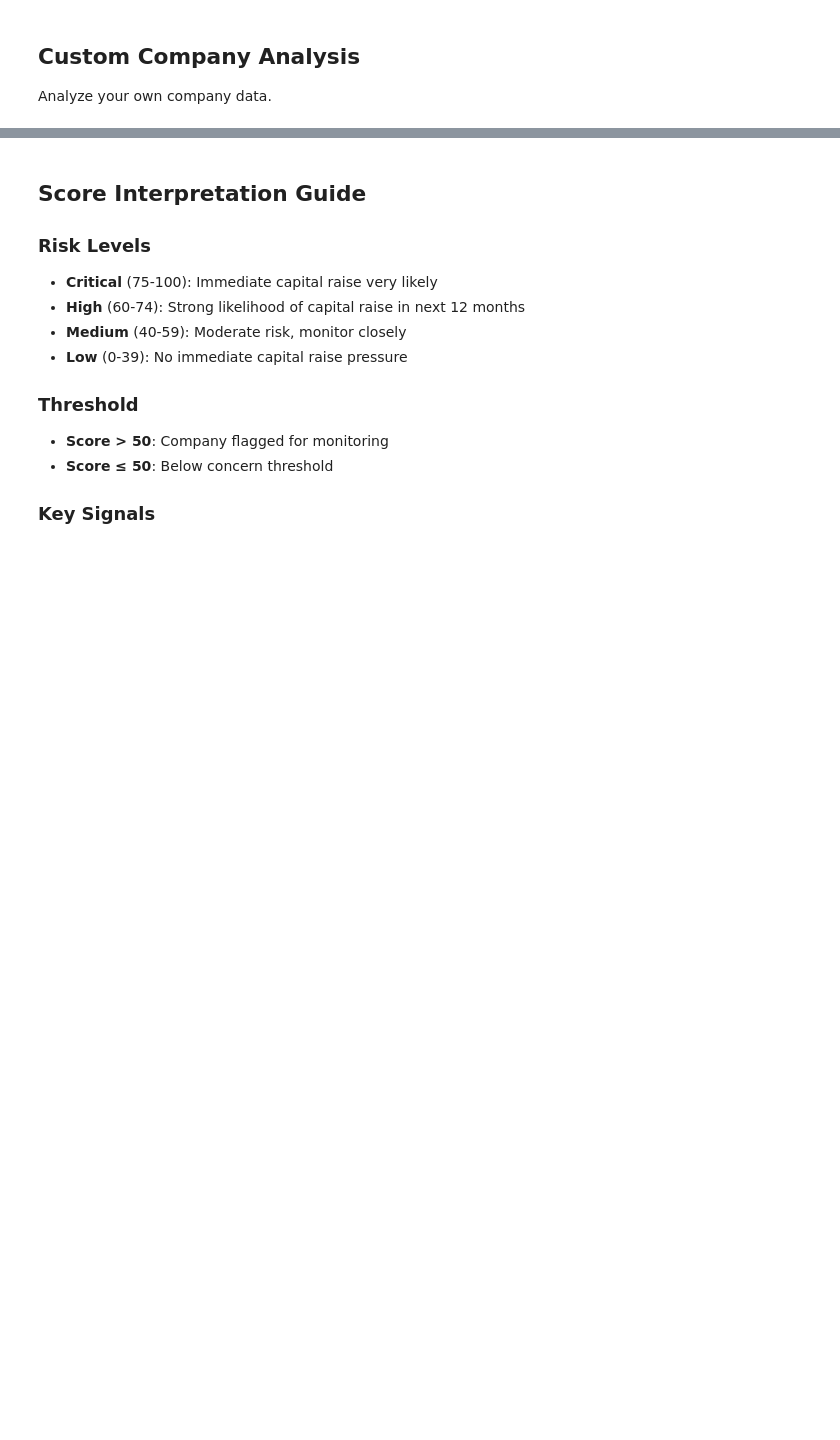
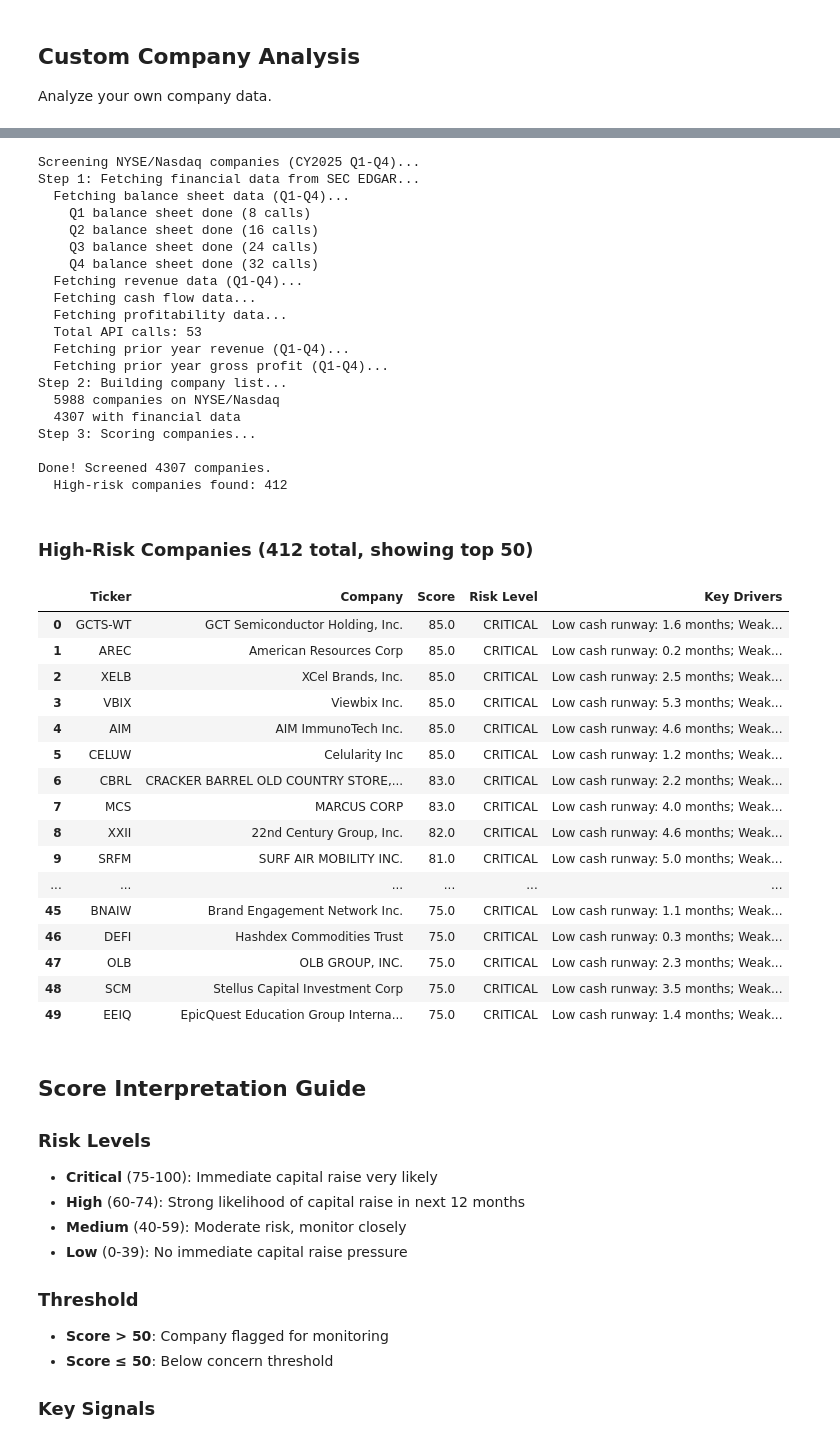
Before and after one commit to thorntonj407-gif/ai-class-project, a Jupyter notebook: capital_raise_detector.ipynb, the cells around one changed output, grey strips where cells are left out. Saved outputs shown, nothing was run; the diff lists cells and outputs as text; code cells hidden in the pictures; blank space fills up the shorter version.

```diff
--- a/capital_raise_detector.ipynb
+++ b/capital_raise_detector.ipynb
@@ -158,3 +288,67 @@ print(custom_result)
+# %%
+from screener import screen_all_companies
+
+# Screen all US public companies
+# Uses SEC EDGAR Frames API (bulk data, ~13 API calls total)
+high_risk = screen_all_companies()
+
+# Display results as a table
+if high_risk:
+    screen_data = [
+        {
+            "Ticker": ticker,
+            "Company": name,
+            "Score": f"{pred.likelihood_score:.1f}",
+            "Risk Level": pred.risk_level.upper(),
+            "Key Drivers": "; ".join(pred.key_drivers[:3]),
+        }
+        for ticker, name, pred in high_risk[:50]  # Show top 50
+    ]
+
+    screen_df = pd.DataFrame(screen_data)
+    display(Markdown(f"### High-Risk Companies ({len(high_risk)} total, showing top 50)"))
+    display(screen_df)
+else:
+    print("No high-risk companies found.")
+# %% [output]
+Screening NYSE/Nasdaq companies (CY2025 Q1-Q4)...
+Step 1: Fetching financial data from SEC EDGAR...
+  Fetching balance sheet data (Q1-Q4)...
+    Q1 balance sheet done (8 calls)
+    Q2 balance sheet done (16 calls)
+    Q3 balance sheet done (24 calls)
+    Q4 balance sheet done (32 calls)
+  Fetching revenue data (Q1-Q4)...
+  Fetching cash flow data...
+  Fetching profitability data...
+  Total API calls: 53
+  Fetching prior year revenue (Q1-Q4)...
+  Fetching prior year gross profit (Q1-Q4)...
+Step 2: Building company list...
+  5988 companies on NYSE/Nasdaq
+  4307 with financial data
+Step 3: Scoring companies...
+
+Done! Screened 4307 companies.
+  High-risk companies found: 412
+### High-Risk Companies (412 total, showing top 50)
+|  | Ticker | Company | Score | Risk Level | Key Drivers |
+| 0 | GCTS-WT | GCT Semiconductor Holding, Inc. | 85.0 | CRITICAL | Low cash runway: 1.6 months; Weak... |
+| 1 | AREC | American Resources Corp | 85.0 | CRITICAL | Low cash runway: 0.2 months; Weak... |
+| 2 | XELB | XCel Brands, Inc. | 85.0 | CRITICAL | Low cash runway: 2.5 months; Weak... |
+| 3 | VBIX | Viewbix Inc. | 85.0 | CRITICAL | Low cash runway: 5.3 months; Weak... |
+| 4 | AIM | AIM ImmunoTech Inc. | 85.0 | CRITICAL | Low cash runway: 4.6 months; Weak... |
+| 5 | CELUW | Celularity Inc | 85.0 | CRITICAL | Low cash runway: 1.2 months; Weak... |
+| 6 | CBRL | CRACKER BARREL OLD COUNTRY STORE,... | 83.0 | CRITICAL | Low cash runway: 2.2 months; Weak... |
+| 7 | MCS | MARCUS CORP | 83.0 | CRITICAL | Low cash runway: 4.0 months; Weak... |
+| 8 | XXII | 22nd Century Group, Inc. | 82.0 | CRITICAL | Low cash runway: 4.6 months; Weak... |
+| 9 | SRFM | SURF AIR MOBILITY INC. | 81.0 | CRITICAL | Low cash runway: 5.0 months; Weak... |
+| ... | ... | ... | ... | ... | ... |
+| 45 | BNAIW | Brand Engagement Network Inc. | 75.0 | CRITICAL | Low cash runway: 1.1 months; Weak... |
+| 46 | DEFI | Hashdex Commodities Trust | 75.0 | CRITICAL | Low cash runway: 0.3 months; Weak... |
+| 47 | OLB | OLB GROUP, INC. | 75.0 | CRITICAL | Low cash runway: 2.3 months; Weak... |
+| 48 | SCM | Stellus Capital Investment Corp | 75.0 | CRITICAL | Low cash runway: 3.5 months; Weak... |
+| 49 | EEIQ | EpicQuest Education Group Interna... | 75.0 | CRITICAL | Low cash runway: 1.4 months; Weak... |
 # %% [markdown]
 ## Score Interpretation Guide
 
```
Also changed, not shown: parts of 10 cells of this notebook, 4 other files.
